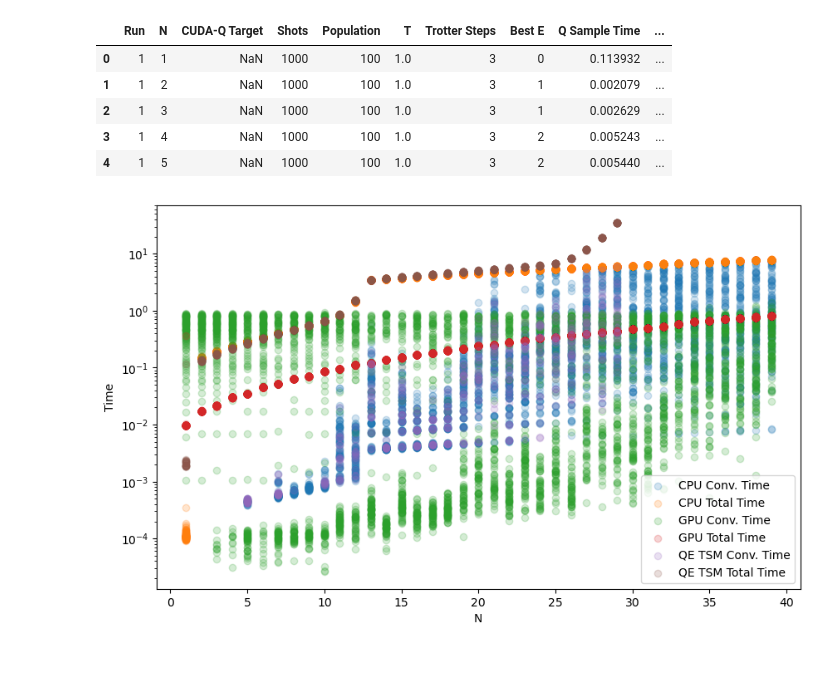
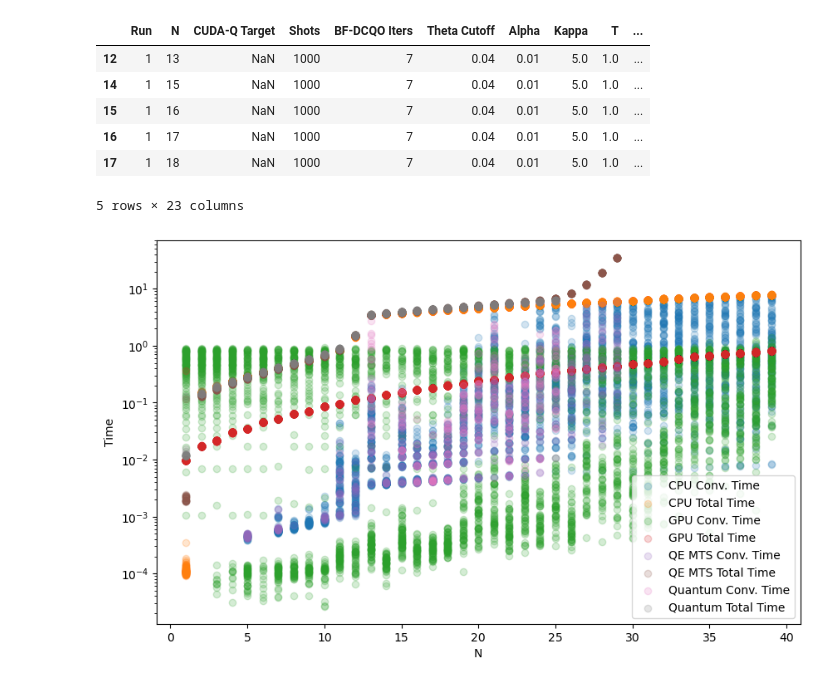
Before and after one commit to chtang-hmc/2026-NVIDIA, a Jupyter notebook: analyze_benchmark.ipynb, the cells around one changed output. Saved outputs shown, nothing was run; the diff lists cells and outputs as text; code cells hidden in the pictures.

```diff
--- a/analyze_benchmark.ipynb
+++ b/analyze_benchmark.ipynb
@@ -7,31 +7,36 @@ import numpy as np
 cpu_benchmark_data = pd.read_csv('cpu_benchmark_results.csv')
 gpu_benchmark_data = pd.read_csv('gpu_benchmark_result.csv')
 qe_tsm_benchmark_data = pd.read_csv('qe_tsm_benchmark_results.csv')
+quantum_benchmark_data = pd.read_csv('quantum_benchmark_results.csv')
 # %%
 qe_tsm_benchmark_data.head()
+quantum_benchmark_data.head()
 # %% [output]
-|  | Run | N | CUDA-Q Target | Shots | Population | T | Trotter Steps | Best E | Q Sample Time | ... |
-| 0 | 1 | 1 | NaN | 1000 | 100 | 1.0 | 3 | 0 | 0.113932 | ... |
-| 1 | 1 | 2 | NaN | 1000 | 100 | 1.0 | 3 | 1 | 0.002079 | ... |
-| 2 | 1 | 3 | NaN | 1000 | 100 | 1.0 | 3 | 1 | 0.002629 | ... |
-| 3 | 1 | 4 | NaN | 1000 | 100 | 1.0 | 3 | 2 | 0.005243 | ... |
-| 4 | 1 | 5 | NaN | 1000 | 100 | 1.0 | 3 | 2 | 0.005440 | ... |
+|  | Run | N | CUDA-Q Target | Shots | BF-DCQO Iters | Theta Cutoff | Alpha | Kappa | T | ... |
+| 12 | 1 | 13 | NaN | 1000 | 7 | 0.04 | 0.01 | 5.0 | 1.0 | ... |
+| 14 | 1 | 15 | NaN | 1000 | 7 | 0.04 | 0.01 | 5.0 | 1.0 | ... |
+| 15 | 1 | 16 | NaN | 1000 | 7 | 0.04 | 0.01 | 5.0 | 1.0 | ... |
+| 16 | 1 | 17 | NaN | 1000 | 7 | 0.04 | 0.01 | 5.0 | 1.0 | ... |
+| 17 | 1 | 18 | NaN | 1000 | 7 | 0.04 | 0.01 | 5.0 | 1.0 | ... |
+5 rows × 23 columns
 # %%
 # plot the median convergence time and total time for each N
 plt.figure(figsize=(10, 6))
 plt.scatter(cpu_benchmark_data['N'], cpu_benchmark_data['Conv. Time'], label='CPU Conv. Time', alpha=0.2)
 plt.scatter(cpu_benchmark_data['N'], cpu_benchmark_data['Total Time'], label='CPU Total Time', alpha=0.2)
 plt.scatter(gpu_benchmark_data['N'], gpu_benchmark_data['Conv. Time'], label='GPU Conv. Time', alpha=0.2)
 plt.scatter(gpu_benchmark_data['N'], gpu_benchmark_data['Total Time'], label='GPU Total Time', alpha=0.2)
 plt.scatter(qe_tsm_benchmark_data['N'], qe_tsm_benchmark_data['MTS Conv. Time'], label='QE MTS Conv. Time', alpha=0.2)
 plt.scatter(qe_tsm_benchmark_data['N'], qe_tsm_benchmark_data['Total Time'], label='QE MTS Total Time', alpha=0.2)
+plt.scatter(quantum_benchmark_data['N'], quantum_benchmark_data['MTS Conv. Time'], label='Quantum Conv. Time', alpha=0.2)
+plt.scatter(quantum_benchmark_data['N'], quantum_benchmark_data['Total Time'], label='Quantum Total Time', alpha=0.2)
 plt.xlabel('N')
 plt.ylabel('Time')
 plt.yscale('log')
 plt.legend()
 plt.show()
 # %% [output]
-[figure, old version]
+[figure, new version]
 # %%
 # find median convergence time and total time for each N
 cpu_median_conv_time = cpu_benchmark_data.groupby('N')['Conv. Time'].median()
```
Also changed, not shown: parts of 7 cells of this notebook, 2 other files.
